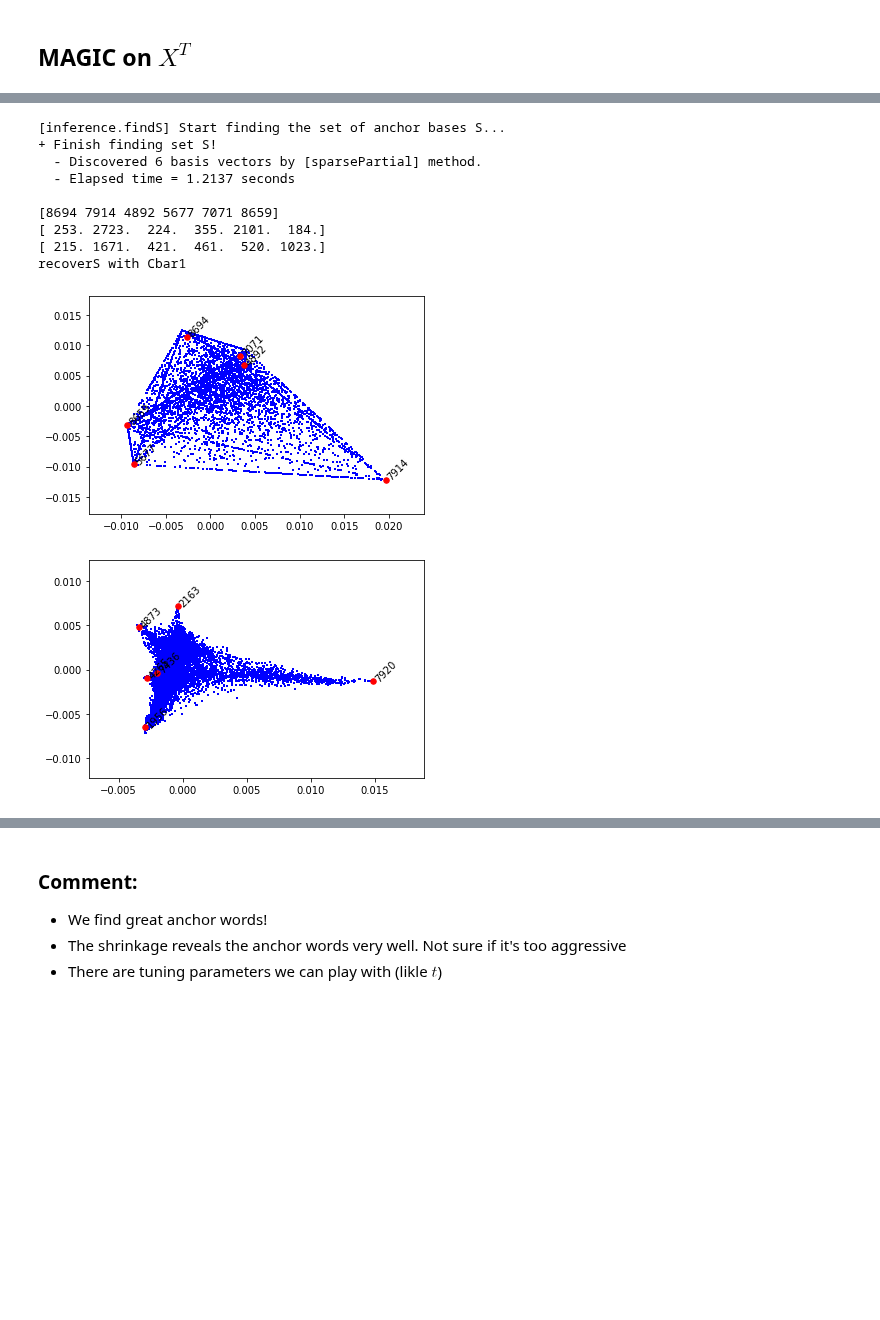
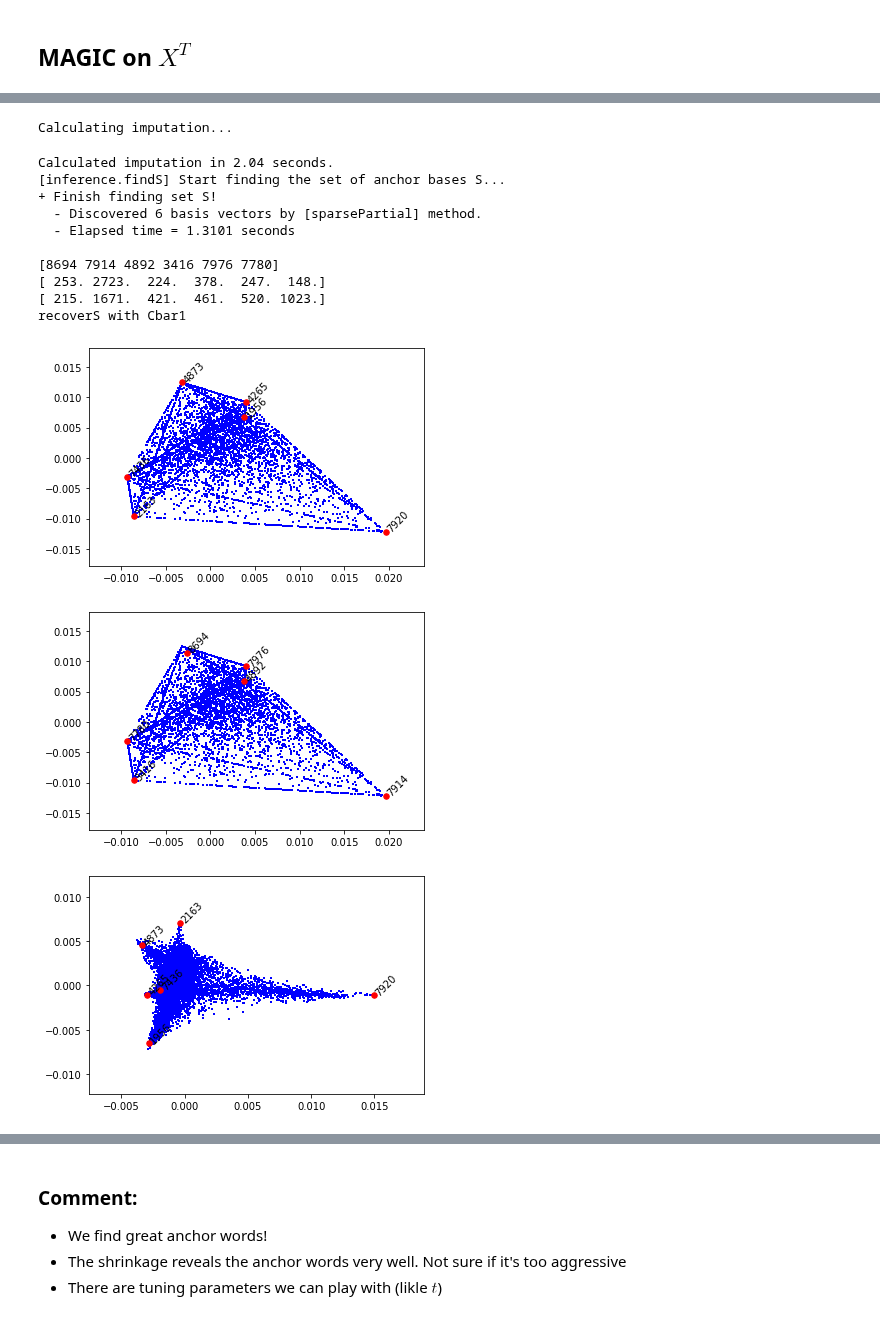
Before and after one commit to zihao12/pyJSMF-RAW, a Jupyter notebook: experiments/magic.ipynb, the cells around one changed output, grey strips where cells are left out. Saved outputs shown, nothing was run; the diff lists cells and outputs as text; code cells hidden in the pictures; blank space fills up the shorter version.

```diff
--- a/experiments/magic.ipynb
+++ b/experiments/magic.ipynb
@@ -148,8 +156,8 @@ Algo still picks rare words, but they are closer to true anchor words (except fo
 Y_normalized = scprep.normalize.library_size_normalize(X.T) ## normalizing each gene; could amplify noise
 Y_normalized = scprep.transform.sqrt(Y_normalized)
 magic_op = magic.MAGIC()
+magic_op.set_params(random_state = 12)
 magic_op.fit(Y_normalized)
-Y_magic = magic_op.transform(X.T)
 # %% [output]
 Running MAGIC on 8766 cells and 3207 genes.
 Calculating graph and diffusion operator...
@@ -165,29 +173,37 @@ Calculated imputation in 2.01 seconds.
 # %%
+magic_op.set_params(t = 3)
+
+Y_magic = magic_op.transform(X.T)
 Cbar_m = Y_magic.T / Y_magic.T.sum(axis = 1)[:, None]
 Cbar_m = Cbar_m.T @ Cbar_m / n
 Cbar_m = Cbar_m / Cbar_m.sum(axis = 1)[:, None]
 S_m, _, _ = findS(Cbar_m, k)
 Cbar_m = Cbar_proj(Cbar_m)
 
 
 print(S_m)
 print(X.toarray().sum(axis = 0)[S_m])
 print(X.toarray().sum(axis = 0)[S0])
 
 
 which_dim = [0, 1]
 print("recoverS with Cbar1")
+vis_extremal_pca(Cbar0_pj, S0, which_dim = which_dim, annotate=True,fontsize=10)
 vis_extremal_pca(Cbar0_pj, S_m, which_dim = which_dim, annotate=True,fontsize=10)
 vis_extremal_pca(Cbar_m, S0, which_dim = which_dim, annotate=True,fontsize=10)
+vis_extremal_pca(Cbar_m, S_m, which_dim = which_dim, annotate=True,fontsize=10)
 # %% [output]
-[inference.findS] Start finding the set of anchor bases S...
-+ Finish finding set S!
-  - Discovered 6 basis vectors by [sparsePartial] method.
-  - Elapsed time = 1.2137 seconds
-
-[8694 7914 4892 5677 7071 8659]
-[ 253. 2723.  224.  355. 2101.  184.]
-[ 215. 1671.  421.  461.  520. 1023.]
-recoverS with Cbar1
+Calculating imputation...
+Calculated imputation in 2.04 seconds.
+[inference.findS] Start finding the set of anchor bases S...
++ Finish finding set S!
+  - Discovered 6 basis vectors by [sparsePartial] method.
+  - Elapsed time = 1.3101 seconds
+
+[8694 7914 4892 3416 7976 7780]
+[ 253. 2723.  224.  378.  247.  148.]
+[ 215. 1671.  421.  461.  520. 1023.]
+recoverS with Cbar1
-[figure, old version]
+[figure, new version]
-[figure, old version]
+[figure, new version]
+[figure, added]
```
Also changed, not shown: parts of 20 cells of this notebook, 1 other file.
